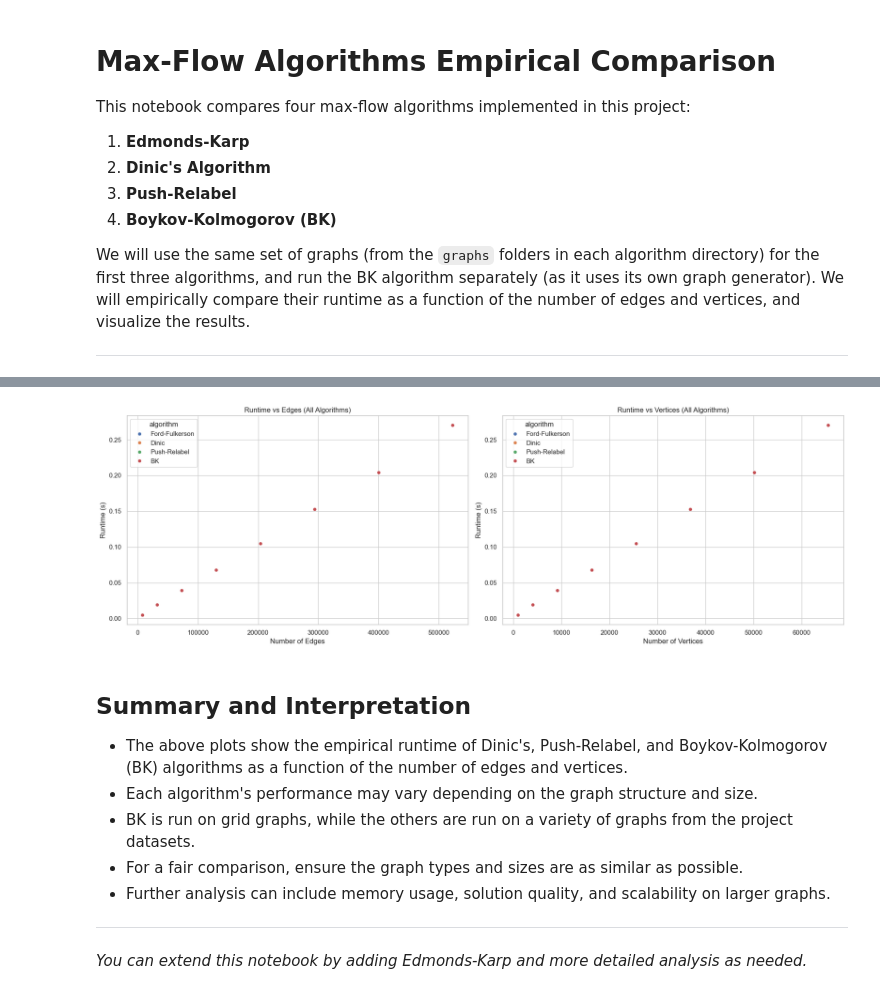
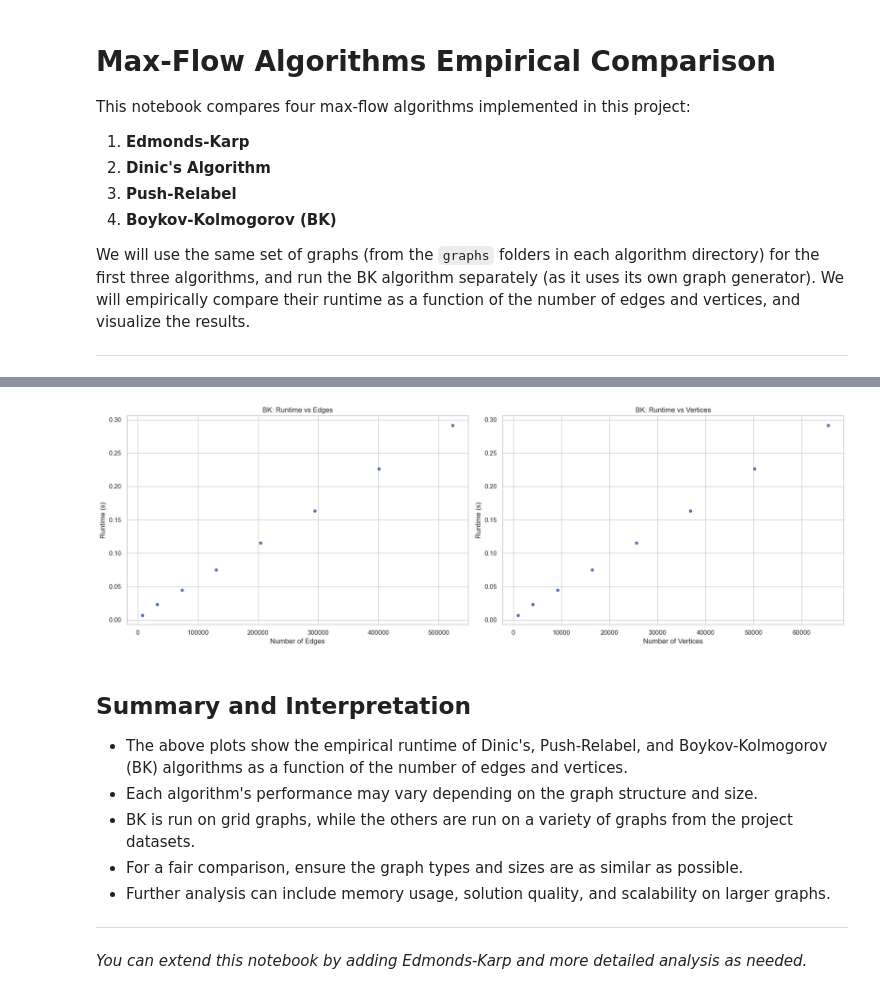
Before and after one commit to amitabh-anandpd/AAD_ProjectM25, a Jupyter notebook: main.ipynb, the cells around one changed output, grey strips where cells are left out. Saved outputs shown, nothing was run; the diff lists cells and outputs as text; code cells hidden in the pictures.

```diff
--- a/main.ipynb
+++ b/main.ipynb
@@ -182,25 +216,23 @@ bk_df = pd.DataFrame({
     "edges": bk_edges,
     "runtime": bk_times
 })
-# %%
-%matplotlib inline
-# Plot BK results and compare all algorithms together
-all_results_df = pd.concat([results_df, bk_df], ignore_index=True)
-
-fig, axes = plt.subplots(1, 2, figsize=(18, 6))
-sns.scatterplot(data=all_results_df, x="edges", y="runtime", hue="algorithm", ax=axes[0])
-axes[0].set_title("Runtime vs Edges (All Algorithms)")
-axes[0].set_xlabel("Number of Edges")
-axes[0].set_ylabel("Runtime (s)")
-
-sns.scatterplot(data=all_results_df, x="vertices", y="runtime", hue="algorithm", ax=axes[1])
-axes[1].set_title("Runtime vs Vertices (All Algorithms)")
-axes[1].set_xlabel("Number of Vertices")
-axes[1].set_ylabel("Runtime (s)")
-plt.tight_layout()
-plt.show()
-# %% [output]
-[figure, removed]
+# %%
+%matplotlib inline
+# Plot BK results separately
+fig, axes = plt.subplots(1, 2, figsize=(18, 6))
+sns.scatterplot(data=bk_df, x="edges", y="runtime", ax=axes[0])
+axes[0].set_title("BK: Runtime vs Edges")
+axes[0].set_xlabel("Number of Edges")
+axes[0].set_ylabel("Runtime (s)")
+
+sns.scatterplot(data=bk_df, x="vertices", y="runtime", ax=axes[1])
+axes[1].set_title("BK: Runtime vs Vertices")
+axes[1].set_xlabel("Number of Vertices")
+axes[1].set_ylabel("Runtime (s)")
+plt.tight_layout()
+plt.show()
+# %% [output]
+[figure, added]
 # %% [markdown]
 ## Summary and Interpretation
 
```
Also changed, not shown: parts of 9 cells of this notebook.
